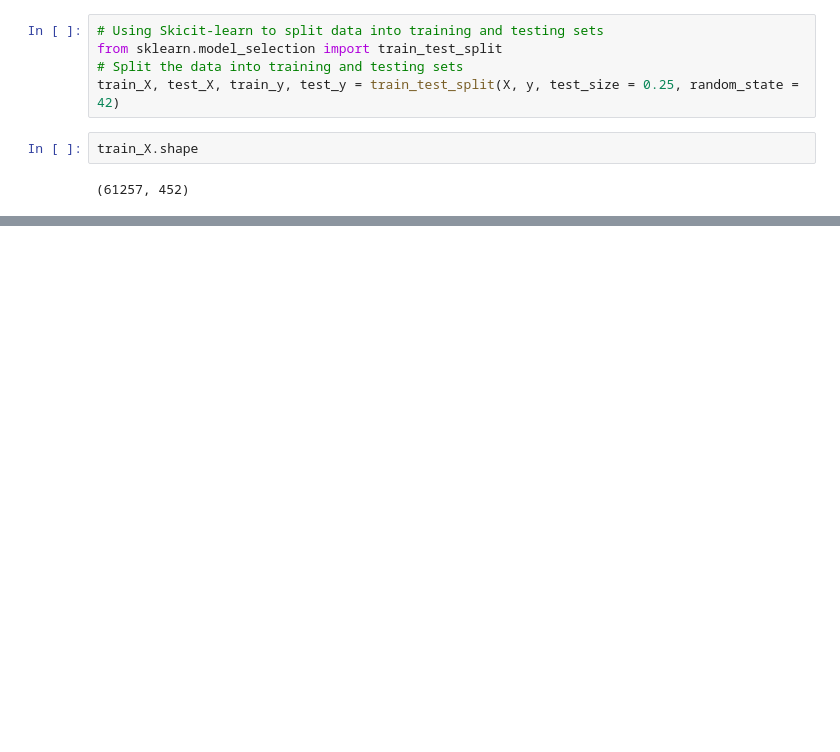
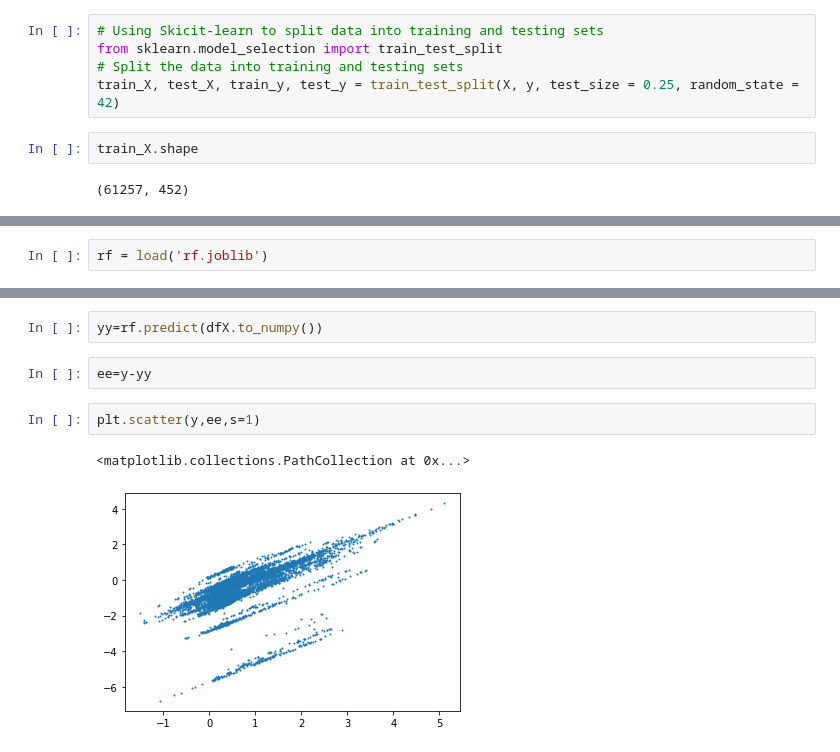
Before and after one commit to racumen/python-binance, a Jupyter notebook: Untitled1.ipynb, the cells around one changed output, grey strips where cells are left out. Saved outputs shown, nothing was run; the diff lists cells and outputs as text; blank space fills up the shorter version.

```diff
--- a/Untitled1.ipynb
+++ b/Untitled1.ipynb
@@ -171,0 +197,2 @@ rf.fit(train_X, train_y);
+# %%
+rf = load('rf.joblib')
@@ -171,0 +223,9 @@ rf.fit(train_X, train_y);
+# %%
+yy=rf.predict(dfX.to_numpy())
+# %%
+ee=y-yy
+# %%
+plt.scatter(y,ee,s=1)
+# %% [output]
+<matplotlib.collections.PathCollection at 0x...>
+[figure, added]
```
Also changed, not shown: parts of 22 cells of this notebook.
